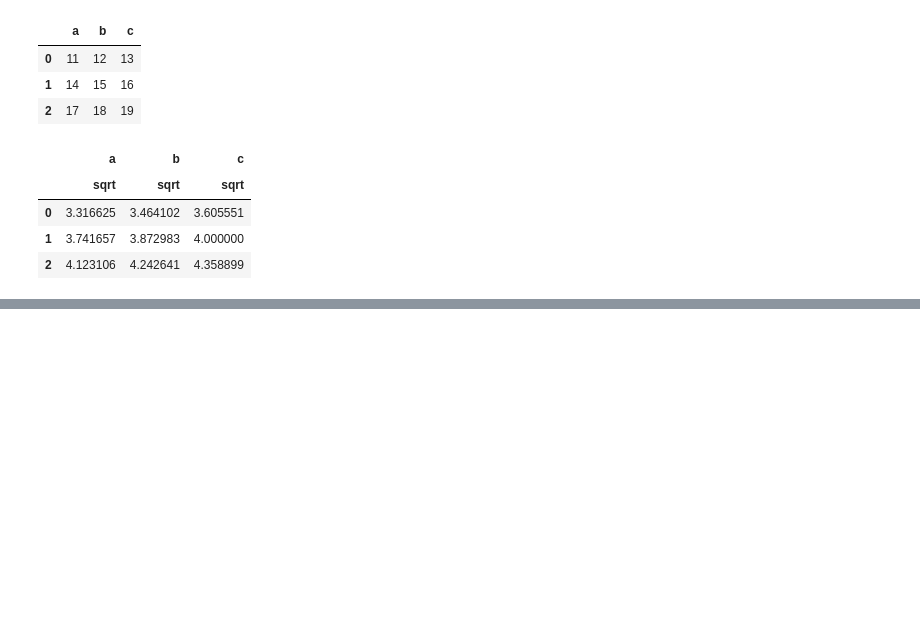
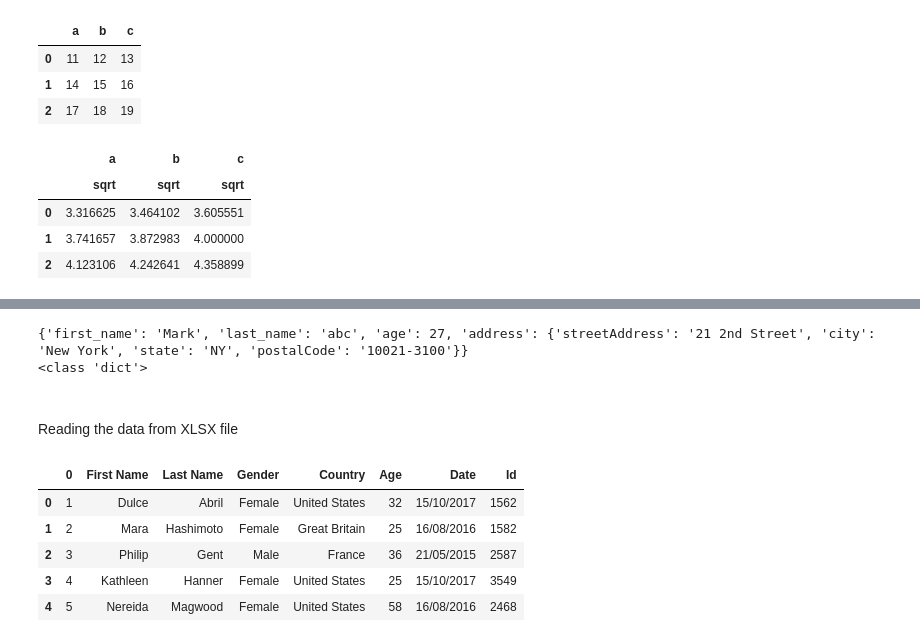
Before and after one commit to alirezaghorbani1983/IBM-DATA-SCIENCE, a Jupyter notebook: stock-project.ipynb, the cells around one changed output, grey strips where cells are left out. Drawn from its saved outputs; the diff is of its cells as text; code cells hidden in the pictures; blank space fills up the shorter version.

Commit message:
extract xlsx file

```diff
--- a/stock-project.ipynb
+++ b/stock-project.ipynb
@@ -367,0 +370,17 @@ result
+# %%
+
+
+person = {
+    "first_name": "Mark",
+    "last_name": "abc",
+    "age": 27,
+    "address": {
+        "streetAddress": "21 2nd Street",
+        "city": "New York",
+        "state": "NY",
+        "postalCode": "10021-3100"
+    }
+}
+
+with open("person.json", "w") as f:
+    json.dump(person, f)
@@ -367,0 +408,17 @@ result
+# %%
+import json
+
+# Opening JSON file
+with open('sample.json', 'r') as openfile:
+
+    # Reading from json file
+    json_object = json.load(openfile)
+
+print(json_object)
+print(type(json_object))
+# %% [output]
+{'first_name': 'Mark', 'last_name': 'abc', 'age': 27, 'address': {'streetAddress': '21 2nd Street', 'city': 'New York', 'state': 'NY', 'postalCode': '10021-3100'}}
+<class 'dict'>
+# %% [markdown]
+##
+Reading the data from XLSX file
@@ -367,0 +427,20 @@ result
+# %%
+filename = "https://cf-courses-data.s3.us.cloud-object-storage.appdomain.cloud/IBMDeveloperSkillsNetwork-PY0101EN-SkillsNetwork/labs/Module%205/data/file_example_XLSX_10.xlsx"
+# %%
+import requests
+
+
+response = requests.get(filename)
+with open("file_example_XLSX_10.xlsx", "wb") as f:
+    f.write(response.content)
+
+import pandas as pd
+df = pd.read_excel("file_example_XLSX_10.xlsx")
+df.head()
+# %% [output]
+|  | 0 | First Name | Last Name | Gender | Country | Age | Date | Id |
+| 0 | 1 | Dulce | Abril | Female | United States | 32 | 15/10/2017 | 1562 |
+| 1 | 2 | Mara | Hashimoto | Female | Great Britain | 25 | 16/08/2016 | 1582 |
+| 2 | 3 | Philip | Gent | Male | France | 36 | 21/05/2015 | 2587 |
+| 3 | 4 | Kathleen | Hanner | Female | United States | 25 | 15/10/2017 | 3549 |
+| 4 | 5 | Nereida | Magwood | Female | United States | 58 | 16/08/2016 | 2468 |
```
Also changed, not shown: parts of 4 cells of this notebook.
